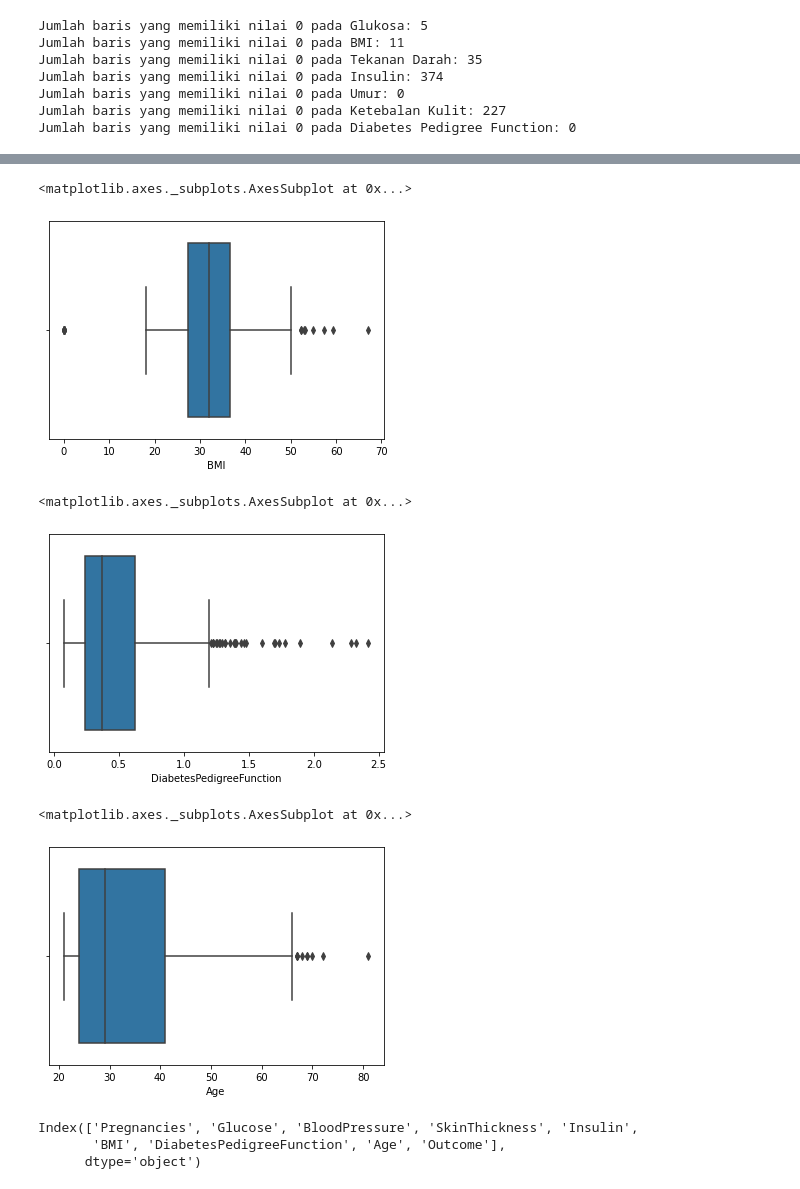
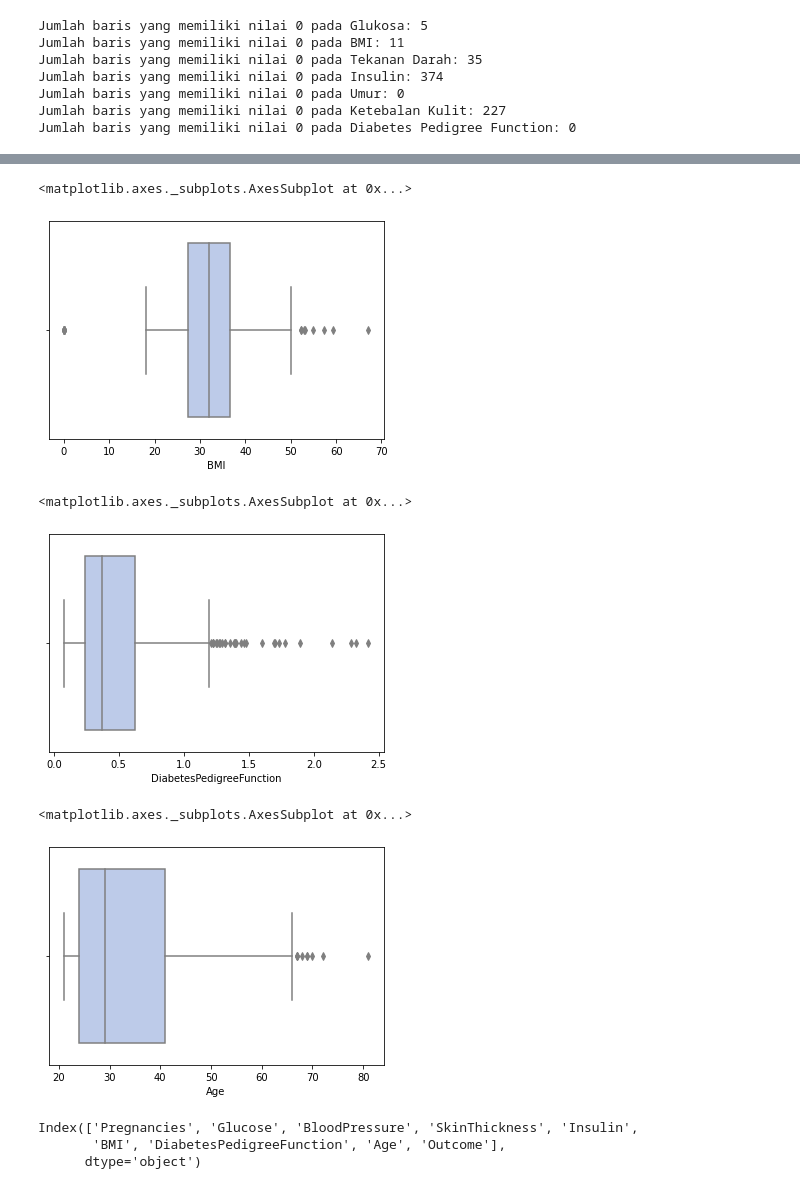
Before and after one commit to onedayxzn/Sistem-Pendeteksi-Dini-Diabetes, a Jupyter notebook: Model.ipynb, the cells around one changed output, grey strips where cells are left out. Saved outputs shown, nothing was run; the diff lists cells and outputs as text; code cells hidden in the pictures.

```diff
--- a/Model.ipynb
+++ b/Model.ipynb
@@ -141,18 +142,18 @@ sns.boxplot(x=df['SkinThickness'])
 # %%
-sns.boxplot(x=df['BMI'])
+sns.boxplot(x=df['BMI'],color='#B6C9F0')
 # %% [output]
 <matplotlib.axes._subplots.AxesSubplot at 0x...>
-[figure, old version]
+[figure, new version]
 # %%
-sns.boxplot(x=df['DiabetesPedigreeFunction'])
+sns.boxplot(x=df['DiabetesPedigreeFunction'], color='#B6C9F0')
 # %% [output]
 <matplotlib.axes._subplots.AxesSubplot at 0x...>
-[figure, old version]
+[figure, new version]
 # %%
-sns.boxplot(x=df['Age'])
+sns.boxplot(x=df['Age'],color='#B6C9F0')
 # %% [output]
 <matplotlib.axes._subplots.AxesSubplot at 0x...>
-[figure, old version]
+[figure, new version]
 # %%
 df.columns
 # %% [output]
```
Also changed, not shown: parts of 44 cells of this notebook.
